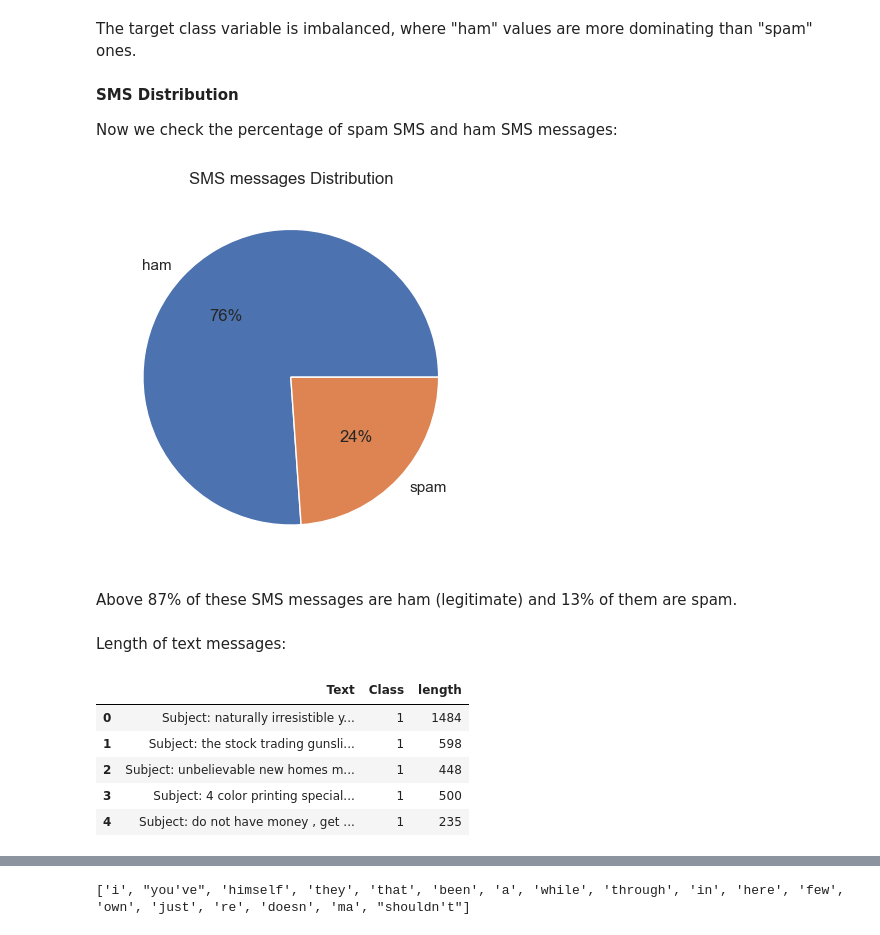
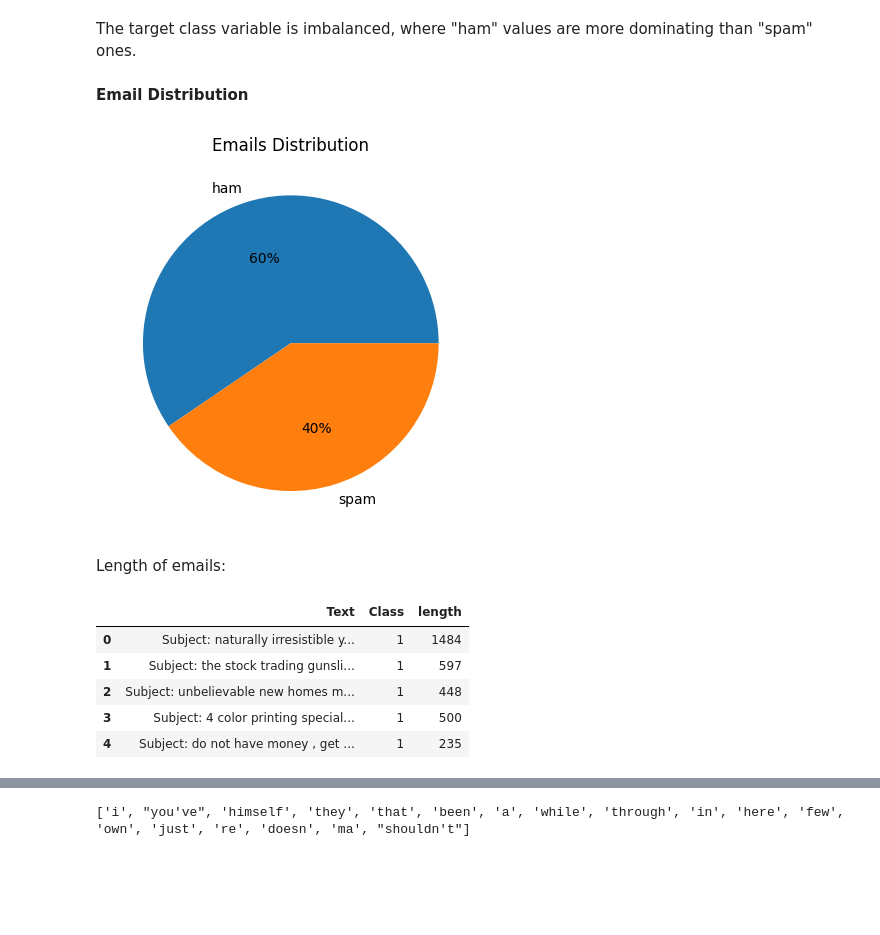
Before and after one commit to NguyenHuyTri03/Email-Spam-Detection, a Jupyter notebook: Spam_bert.ipynb, the cells around one changed output, grey strips where cells are left out. Drawn from its saved outputs; the diff is of its cells as text; code cells hidden in the pictures; blank space fills up the shorter version.

```diff
--- a/Spam_bert.ipynb
+++ b/Spam_bert.ipynb
@@ -56,0 +33,7 @@ df.head()
+# %%
+from google.colab import drive
+drive.mount('/content/drive')
+
+df = pd.read_csv('/content/drive/MyDrive/Colab Notebooks/datasets/dataset.csv', encoding='latin-1')
+# df = pd.read_csv('./datasets/dataset.csv', encoding='latin-1')
+df.head()
@@ -118,4 +99,0 @@ Name: count, dtype: int64
-# %%
-sns.set(style = "darkgrid" , font_scale = 1)
-sns.countplot(df.Class).set_title("Number of ham and spam messages")
-plt.show()
@@ -136,29 +102,26 @@ df.describe()
 # %% [markdown]
 The target class variable is imbalanced, where "ham" values are more dominating than "spam" ones.
-# %% [markdown]
-**SMS Distribution**
-
-Now we check the percentage of spam SMS and ham SMS messages:
+# %% [markdown]
+**Email Distribution**
 # %%
-sms = pd.value_counts(df["Class"], sort=True)
-sms.plot(kind="pie", labels=["ham", "spam"], autopct="%1.0f%%")
+email = pd.value_counts(df["Class"], sort=True)
+email.plot(kind="pie", labels=["ham", "spam"], autopct="%1.0f%%")
 
-plt.title("SMS messages Distribution")
+plt.title("Emails Distribution")
 plt.ylabel("")
 plt.show()
 # %% [output]
-[figure, old version]
+[figure, new version]
-# %% [markdown]
-Above 87% of these SMS  messages are ham (legitimate) and 13% of them are spam.
 # %% [markdown]
-Length of text messages:
+Length of emails:
 # %%
+df['Text'] = df['Text'].astype(str)
 df['length'] = df.Text.apply(len)
 df.head()
 # %% [output]
 |  | Text | Class | length |
 | 0 | Subject: naturally irresistible y... | 1 | 1484 |
-| 1 | Subject: the stock trading gunsli... | 1 | 598 |
+| 1 | Subject: the stock trading gunsli... | 1 | 597 |
 | 2 | Subject: unbelievable new homes m... | 1 | 448 |
 | 3 | Subject: 4 color printing special... | 1 | 500 |
 | 4 | Subject: do not have money , get ... | 1 | 235 |
```
Also changed, not shown: parts of 48 cells of this notebook, 27 other files.
